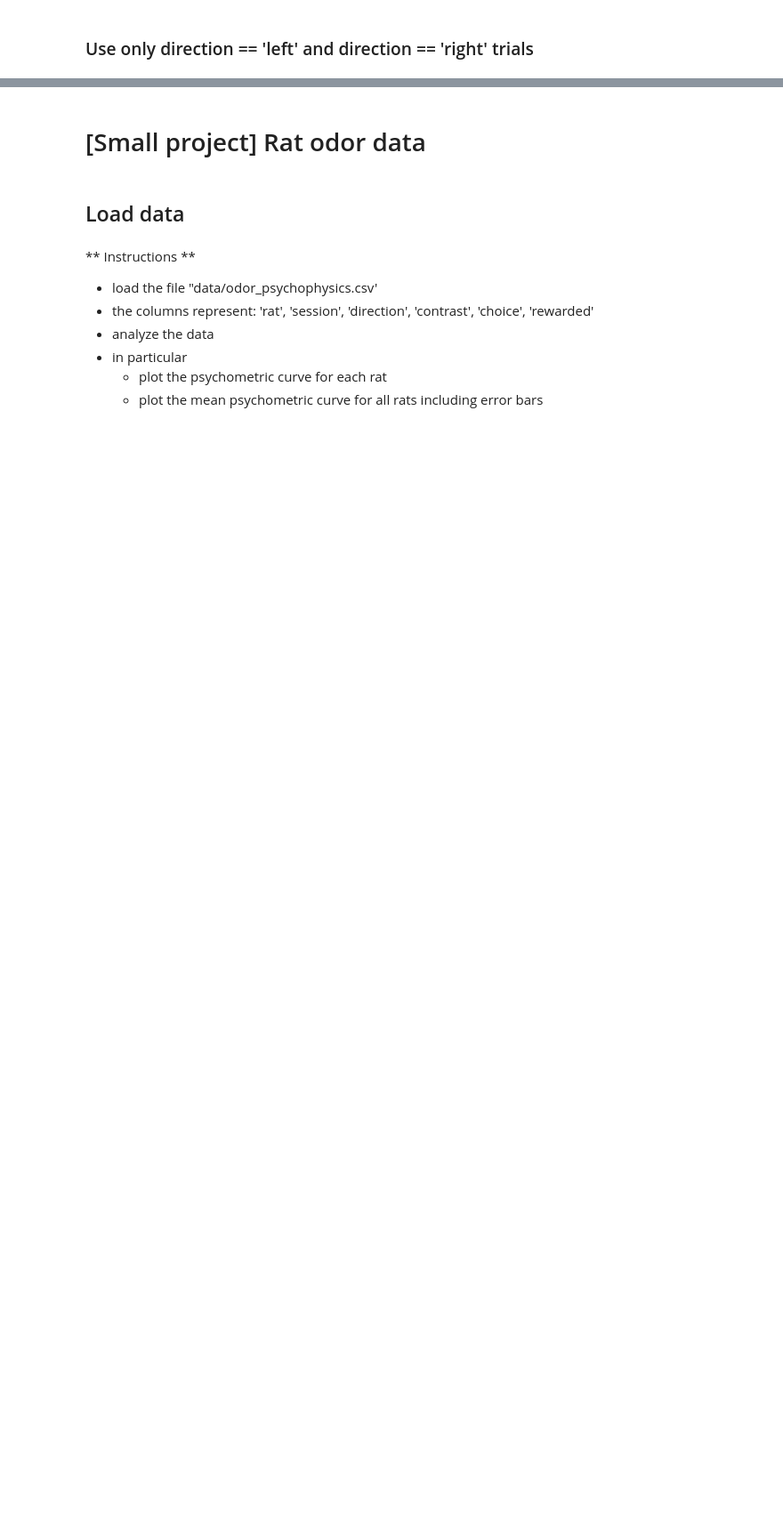
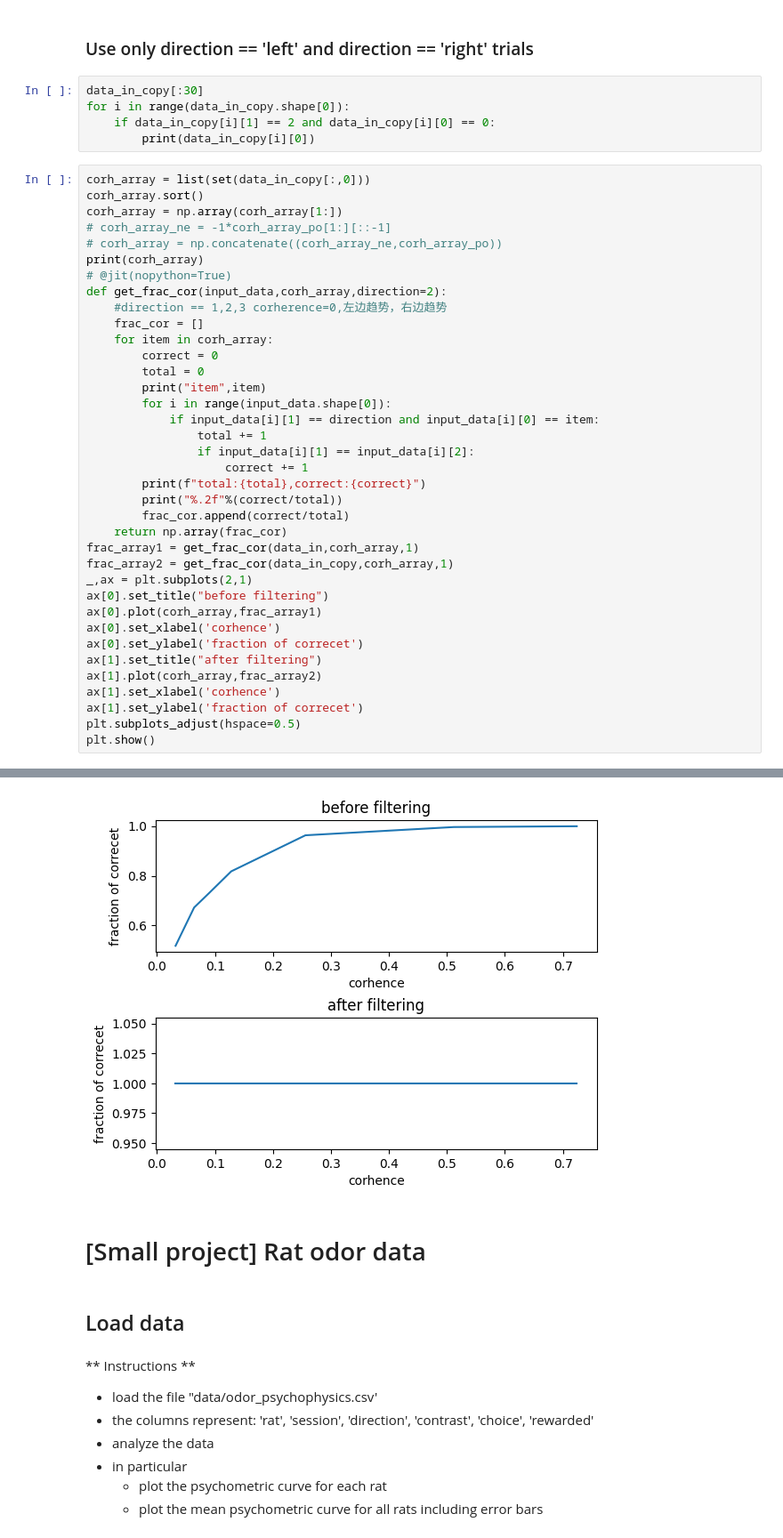
Before and after one commit to ejejeieei/CCNSS, a Jupyter notebook: ccnss2017_students-master/ccnss2017_students-master/module1/2_psychophysics/psychophysics_data_analysis.ipynb, the cells around one changed output, grey strips where cells are left out. Shown at 89% size. Saved outputs shown, nothing was run; the diff lists cells and outputs as text; blank space fills up the shorter version.

```diff
--- a/ccnss2017_students-master/ccnss2017_students-master/module1/2_psychophysics/psychophysics_data_analysis.ipynb
+++ b/ccnss2017_students-master/ccnss2017_students-master/module1/2_psychophysics/psychophysics_data_analysis.ipynb
@@ -284,2 +397,45 @@ Filter out aborted trials, i.e. trials in which the monkey chose the stimulus di
 # %% [markdown]
 ### Use only direction == 'left' and direction == 'right' trials
+# %%
+data_in_copy[:30]
+for i in range(data_in_copy.shape[0]):
+    if data_in_copy[i][1] == 2 and data_in_copy[i][0] == 0:
+        print(data_in_copy[i][0])
+# %%
+corh_array = list(set(data_in_copy[:,0]))
+corh_array.sort()
+corh_array = np.array(corh_array[1:])
+# corh_array_ne = -1*corh_array_po[1:][::-1]
+# corh_array = np.concatenate((corh_array_ne,corh_array_po))
+print(corh_array)
+# @jit(nopython=True)
+def get_frac_cor(input_data,corh_array,direction=2):
+    #direction == 1,2,3 corherence=0,左边趋势，右边趋势
+    frac_cor = []
+    for item in corh_array:
+        correct = 0
+        total = 0
+        print("item",item)
+        for i in range(input_data.shape[0]):
+            if input_data[i][1] == direction and input_data[i][0] == item:
+                total += 1
+                if input_data[i][1] == input_data[i][2]:
+                    correct += 1
+        print(f"total:{total},correct:{correct}")
+        print("%.2f"%(correct/total))
+        frac_cor.append(correct/total)
+    return np.array(frac_cor)
+frac_array1 = get_frac_cor(data_in,corh_array,1)
+frac_array2 = get_frac_cor(data_in_copy,corh_array,1)
+_,ax = plt.subplots(2,1)
+ax[0].set_title("before filtering")
+ax[0].plot(corh_array,frac_array1)
+ax[0].set_xlabel('corhence')
+ax[0].set_ylabel('fraction of correcet')
+ax[1].set_title("after filtering")
+ax[1].plot(corh_array,frac_array2)
+ax[1].set_xlabel('corhence')
+ax[1].set_ylabel('fraction of correcet')
+plt.subplots_adjust(hspace=0.5)
+plt.show()
+# %% [output]
@@ -286,3 +459,4 @@ Filter out aborted trials, i.e. trials in which the monkey chose the stimulus di
+[figure, added]
 # %% [markdown]
 # [Small project] Rat odor data
 # %% [markdown]
```
Also changed, not shown: parts of 8 cells of this notebook, 1 other file.
